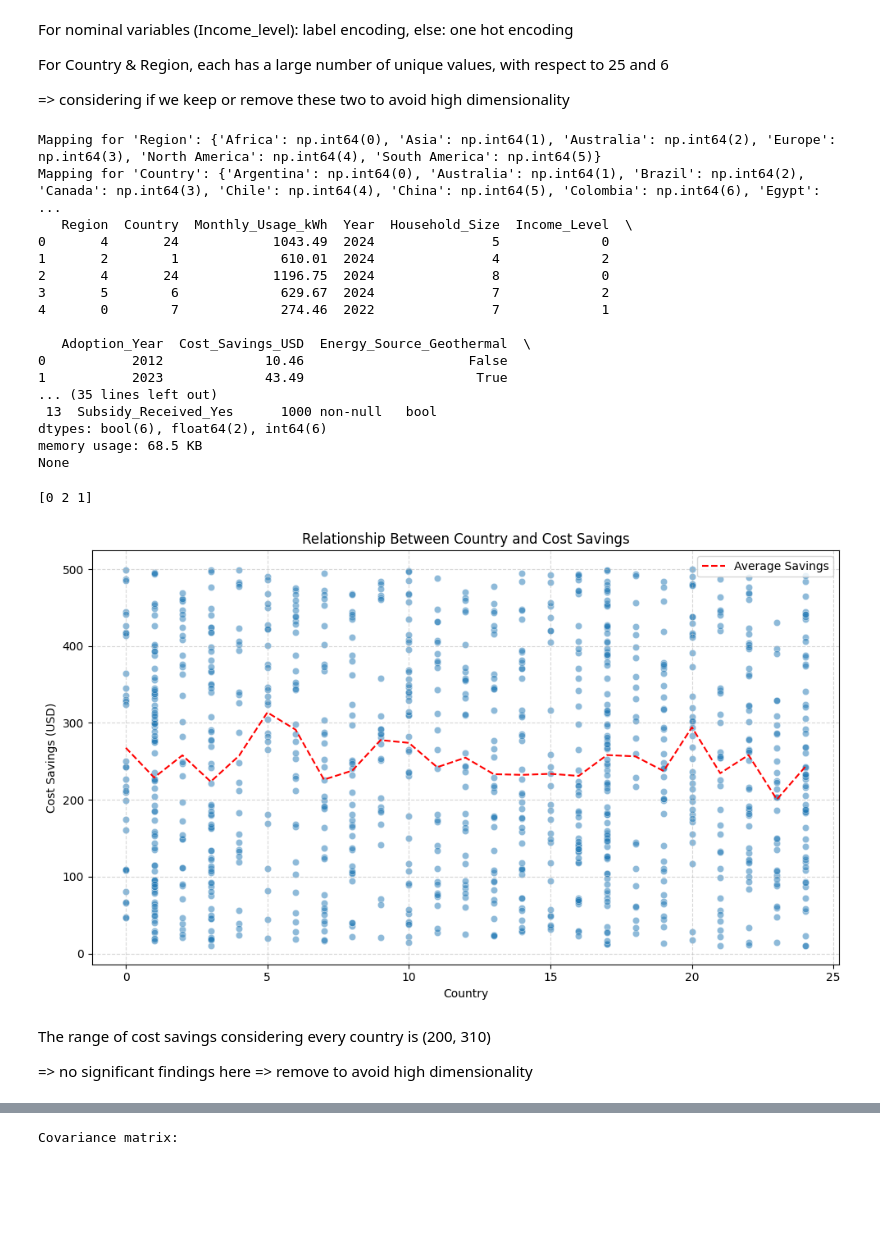
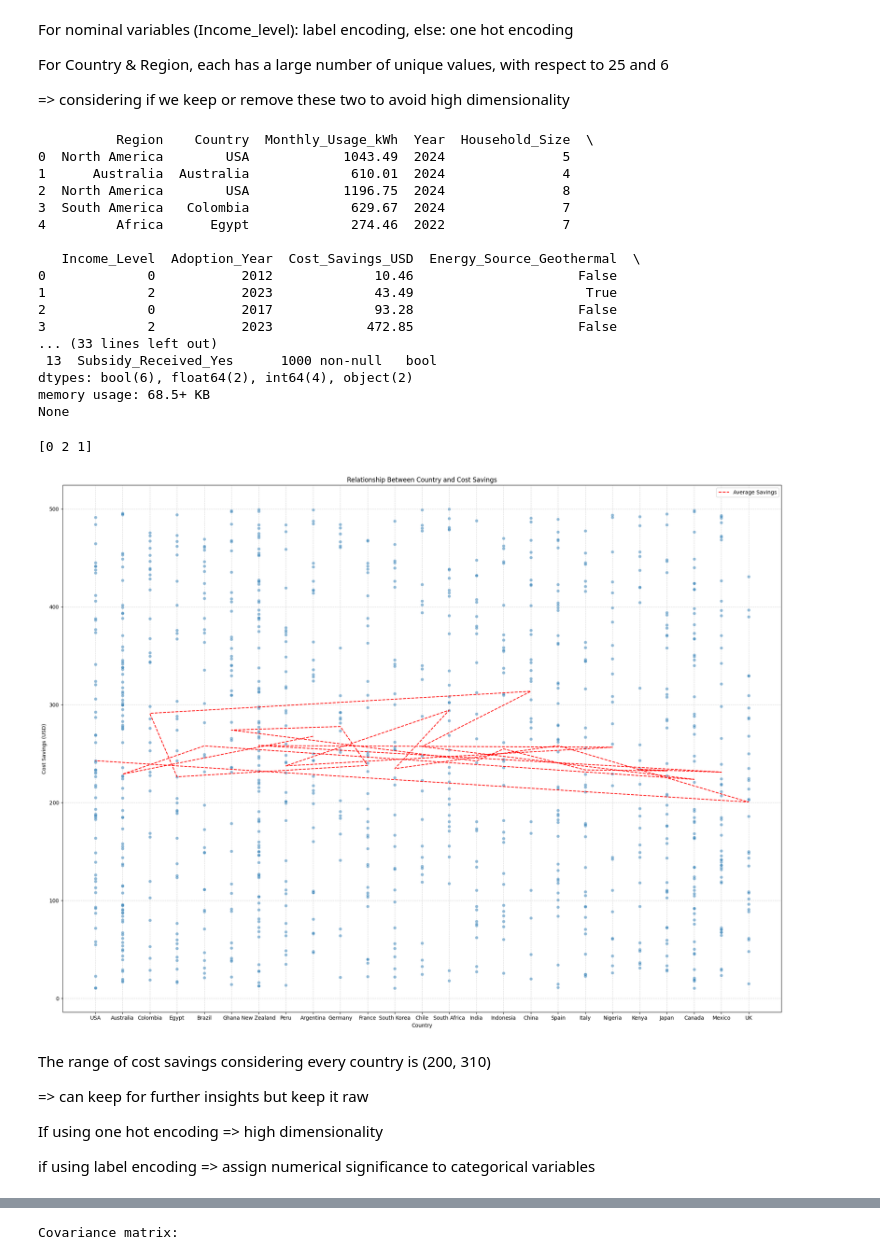
Before and after one commit to Kairyou-ML/EnergyProject, a Jupyter notebook: relabel.ipynb, the cells around one changed output, grey strips where cells are left out. Cells and saved outputs as stored; diff of their text form; code cells hidden in the pictures; blank space fills up the shorter version.

```diff
--- a/relabel.ipynb
+++ b/relabel.ipynb
@@ -6,7 +6,7 @@ from sklearn.decomposition import PCA
 from sklearn.preprocessing import StandardScaler
 import seaborn as sns
 
-df = pd.read_csv(r'C:\Users\PC\OneDrive\Desktop\Python hehe\GDG challenge\Renewable_Energy_Usage_Sampled.csv')
+df = pd.read_csv(r'C:\Users\PC\OneDrive\Desktop\GDG challenge\EnergyProject\Renewable_Energy_Usage_Sampled.csv')
 df= df.drop(columns= ["Household_ID"])
 # %%
 print("Data types for each variable:")
@@ -49,17 +49,6 @@ categorical_cols = df.select_dtypes(include='object').columns
 # Columns to exclude from Label Encoding
 excluded_cols = ["Energy_Source", "Urban_Rural", "Subsidy_Received","Income_Level"]
 
-# Dictionary to store label mappings
-label_mappings = {}
-
-# Label encode all categorical columns EXCEPT the excluded ones
-for col in categorical_cols:
-    if col not in excluded_cols:
-        le = LabelEncoder()
-        df[col] = le.fit_transform(df[col].astype(str))  # convert to string to avoid issues
-        mapping = dict(zip(le.classes_, le.transform(le.classes_)))
-        label_mappings[col] = mapping
-        print(f"Mapping for '{col}': {mapping}")
 
 df['Income_Level'] = df['Income_Level'].map({'Low': 0, 'Middle': 1, 'High': 2})
 
@@ -72,45 +61,49 @@ df = pd.get_dummies(df, columns=["Subsidy_Received"], drop_first=True)
 print(df.head())
 print(df.info())
 # %% [output]
-Mapping for 'Region': {'Africa': np.int64(0), 'Asia': np.int64(1), 'Australia': np.int64(2), 'Europe': np.int64(3), 'North America': np.int64(4), 'South America': np.int64(5)}
-Mapping for 'Country': {'Argentina': np.int64(0), 'Australia': np.int64(1), 'Brazil': np.int64(2), 'Canada': np.int64(3), 'Chile': np.int64(4), 'China': np.int64(5), 'Colombia': np.int64(6), 'Egypt':  ...
-   Region  Country  Monthly_Usage_kWh  Year  Household_Size  Income_Level  \
-0       4       24            1043.49  2024               5             0
-1       2        1             610.01  2024               4             2
-2       4       24            1196.75  2024               8             0
-3       5        6             629.67  2024               7             2
-4       0        7             274.46  2022               7             1
+          Region    Country  Monthly_Usage_kWh  Year  Household_Size  \
+0  North America        USA            1043.49  2024               5
+1      Australia  Australia             610.01  2024               4
+2  North America        USA            1196.75  2024               8
+3  South America   Colombia             629.67  2024               7
+4         Africa      Egypt             274.46  2022               7
 
-   Adoption_Year  Cost_Savings_USD  Energy_Source_Geothermal  \
-0           2012             10.46                     False
-1           2023             43.49                      True
-... (35 lines left out)
+   Income_Level  Adoption_Year  Cost_Savings_USD  Energy_Source_Geothermal  \
+0             0           2012             10.46                     False
+1             2           2023             43.49                      True
+2             0           2017             93.28                     False
+3             2           2023            472.85                     False
+... (33 lines left out)
  13  Subsidy_Received_Yes      1000 non-null   bool
-dtypes: bool(6), float64(2), int64(6)
-memory usage: 68.5 KB
+dtypes: bool(6), float64(2), int64(4), object(2)
+memory usage: 68.5+ KB
 None
 # %%
 print(df["Income_Level"].unique())
 # %% [output]
 [0 2 1]
 # %%
-plt.figure(figsize=(10, 6))
+plt.figure(figsize=(20, 15))
 plt.scatter(df['Country'], df['Cost_Savings_USD'], alpha=0.5, edgecolors='w', linewidth=0.5)
 avg_savings_by_regions = df.groupby('Country')['Cost_Savings_USD'].mean().reset_index()
 plt.plot(avg_savings_by_regions['Country'], avg_savings_by_regions['Cost_Savings_USD'], color='red', linestyle='--', label='Average Savings')
 plt.title('Relationship Between Country and Cost Savings')
 plt.xlabel('Country')
 plt.ylabel('Cost Savings (USD)')
 plt.legend()
 plt.grid(True, linestyle='--', alpha=0.5)
 plt.tight_layout()
 plt.show()
 # %% [output]
-[figure, old version]
+[figure, new version]
 # %% [markdown]
 The range of cost savings considering every country is (200, 310)
 
-=> no significant findings here => remove to avoid high dimensionality
+=> can keep for further insights but keep it raw
+
+If using one hot encoding => high dimensionality
+
+if using label encoding => assign numerical significance to categorical variables
 # %%
 plt.figure(figsize=(10, 6))
 plt.scatter(df['Region'], df['Cost_Savings_USD'], alpha=0.5, edgecolors='w', linewidth=0.5)
```
Also changed, not shown: parts of 3 cells of this notebook.
